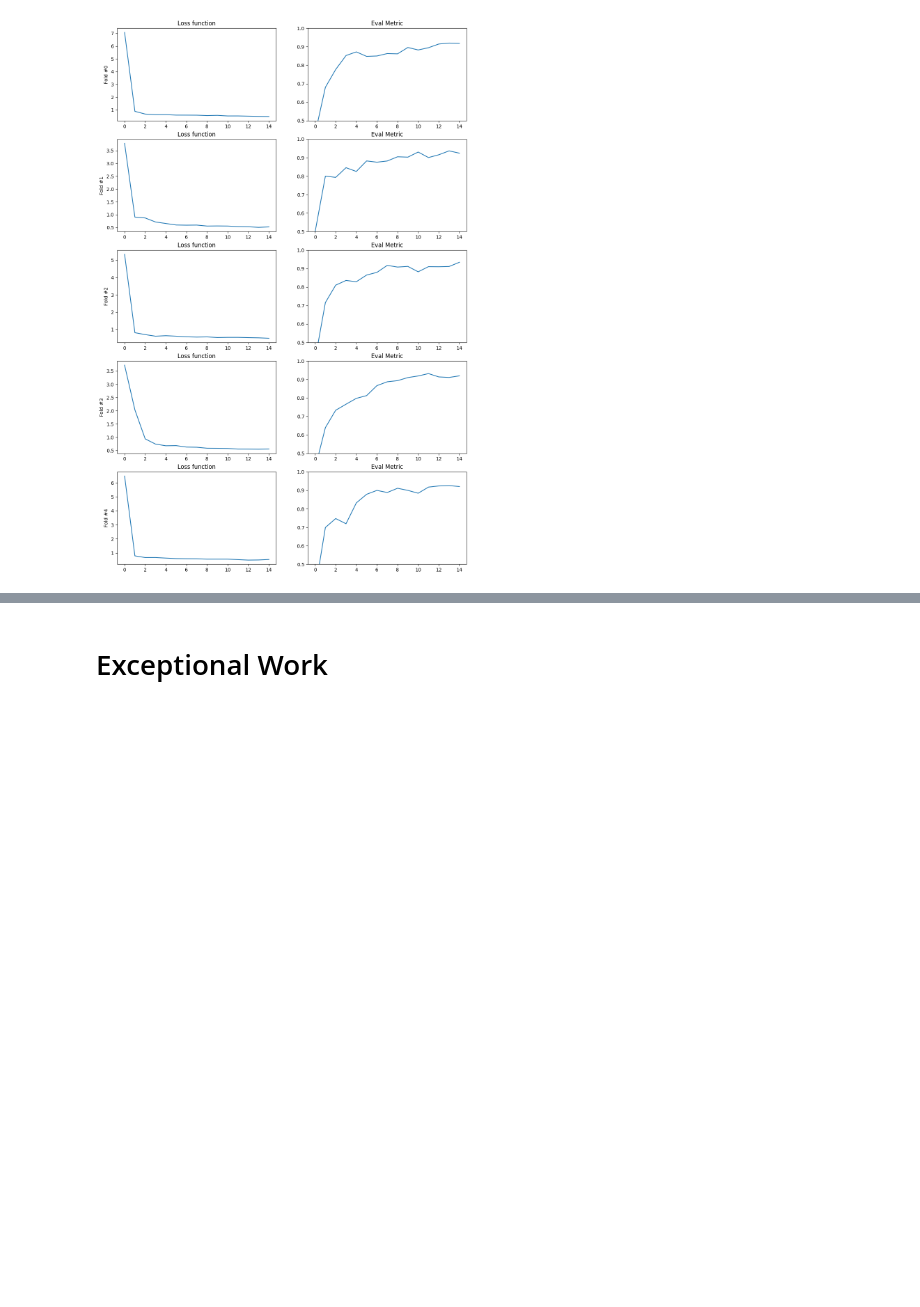
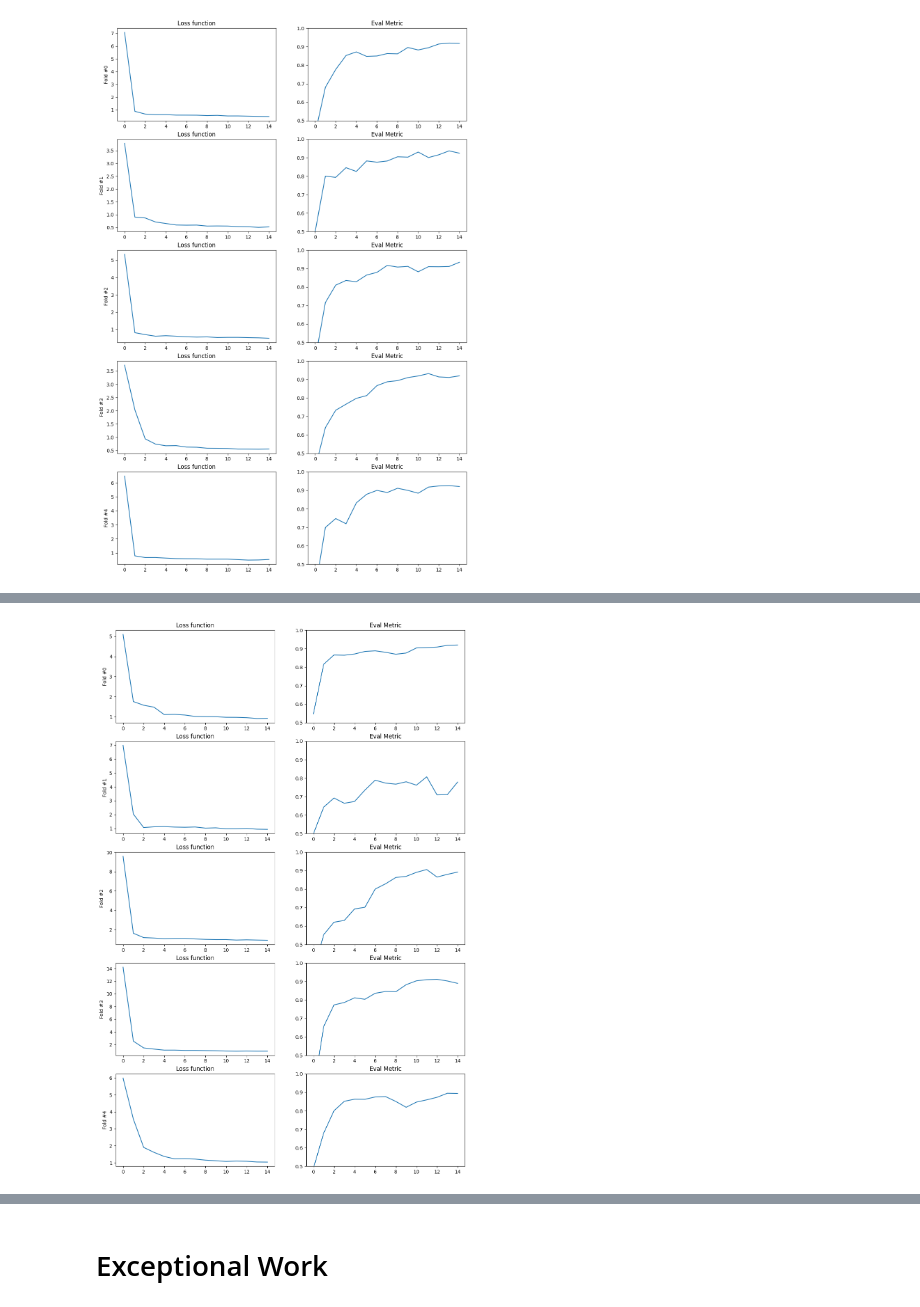
Before and after one commit to kirkwat/machine-learning, a Jupyter notebook: lab6/miro.ipynb, the cells around one changed output, grey strips where cells are left out. Drawn from its saved outputs; the diff is of its cells as text; code cells hidden in the pictures; blank space fills up the shorter version.

```diff
--- a/lab6/miro.ipynb
+++ b/lab6/miro.ipynb
@@ -692,0 +703,4 @@ Epoch 3/15
+# %%
+plot_histories(histories5)
+# %% [output]
+[figure, added]
```
Also changed, not shown: parts of 3 cells of this notebook.
